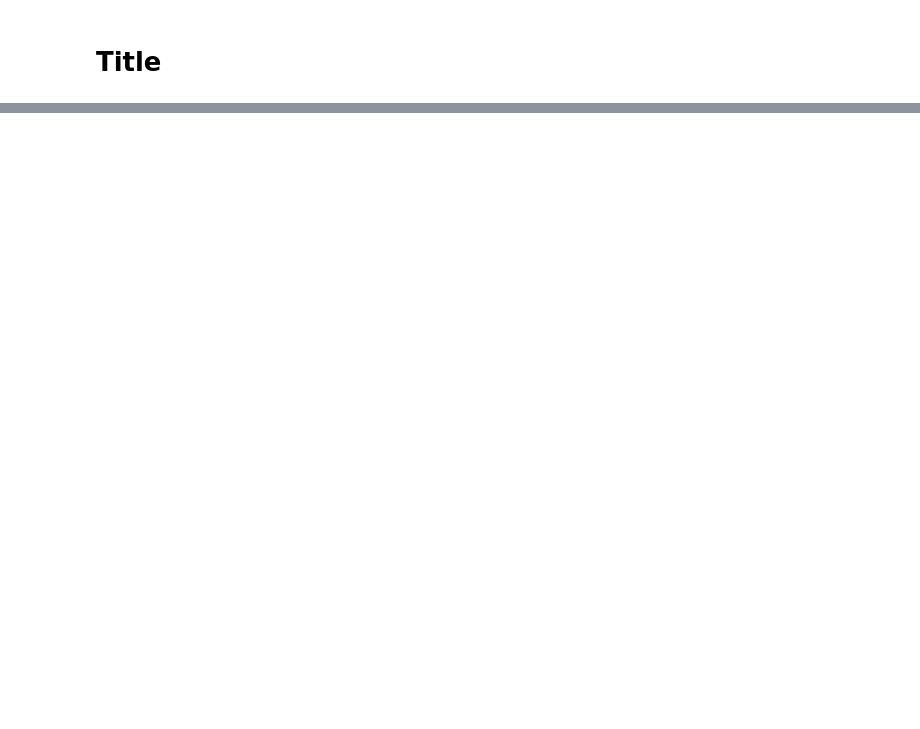
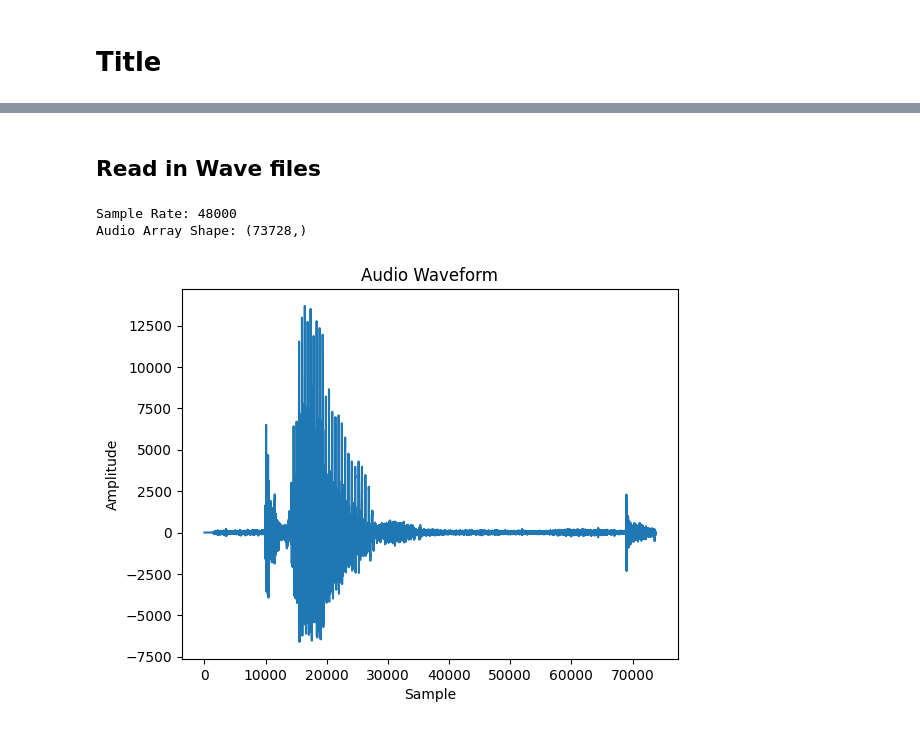
Before and after one commit to Th3RandyMan/Speaker-Recognition, a Jupyter notebook: start.ipynb, the cells around one changed output, grey strips where cells are left out. Cells and saved outputs as stored; diff of their text form; code cells hidden in the pictures; blank space fills up the shorter version.

```diff
--- a/start.ipynb
+++ b/start.ipynb
@@ -41,3 +27,45 @@ for file_group in [twelve_test_files, twelve_train_files, zero_test_files, zero_
   for file in file_group:
     sound = AudioSegment.from_file(file, format='m4a')
     sound.export(f'{file[:-4]}.wav', format='wav')
+# %% [markdown]
+## Read in Wave files
+# %%
+from pathlib import Path
+from glob import glob
+
+data_folder = Path().resolve() / "Audio Files"
+
+twelve_test_files = glob(f'{data_folder}\Twelve Test\*.wav')
+twelve_train_files = glob(f'{data_folder}\Twelve Train\*.wav')
+zero_test_files = glob(f'{data_folder}\Zero Test\*.wav')
+zero_train_files = glob(f'{data_folder}\Zero Train\*.wav')
+# %%
+from scipy.io import wavfile
+import numpy as np
+
+# Specify the path to the WAV file
+file_path = twelve_test_files[0]
+
+# Read the WAV file and store the sample rate and audio data
+sample_rate, audio_data = wavfile.read(file_path)
+
+# Convert the audio data to a NumPy array
+audio_array = np.array(audio_data)
+
+# Print the sample rate and shape of the audio array
+print("Sample Rate:", sample_rate)
+print("Audio Array Shape:", audio_array.shape)
+# %% [output]
+Sample Rate: 48000
+Audio Array Shape: (73728,)
+# %%
+import matplotlib.pyplot as plt
+
+# Plot the waveform
+plt.plot(audio_array)
+plt.xlabel('Sample')
+plt.ylabel('Amplitude')
+plt.title('Audio Waveform')
+plt.show()
+# %% [output]
+[figure, added]
```
Also changed, not shown: parts of 2 cells of this notebook.
